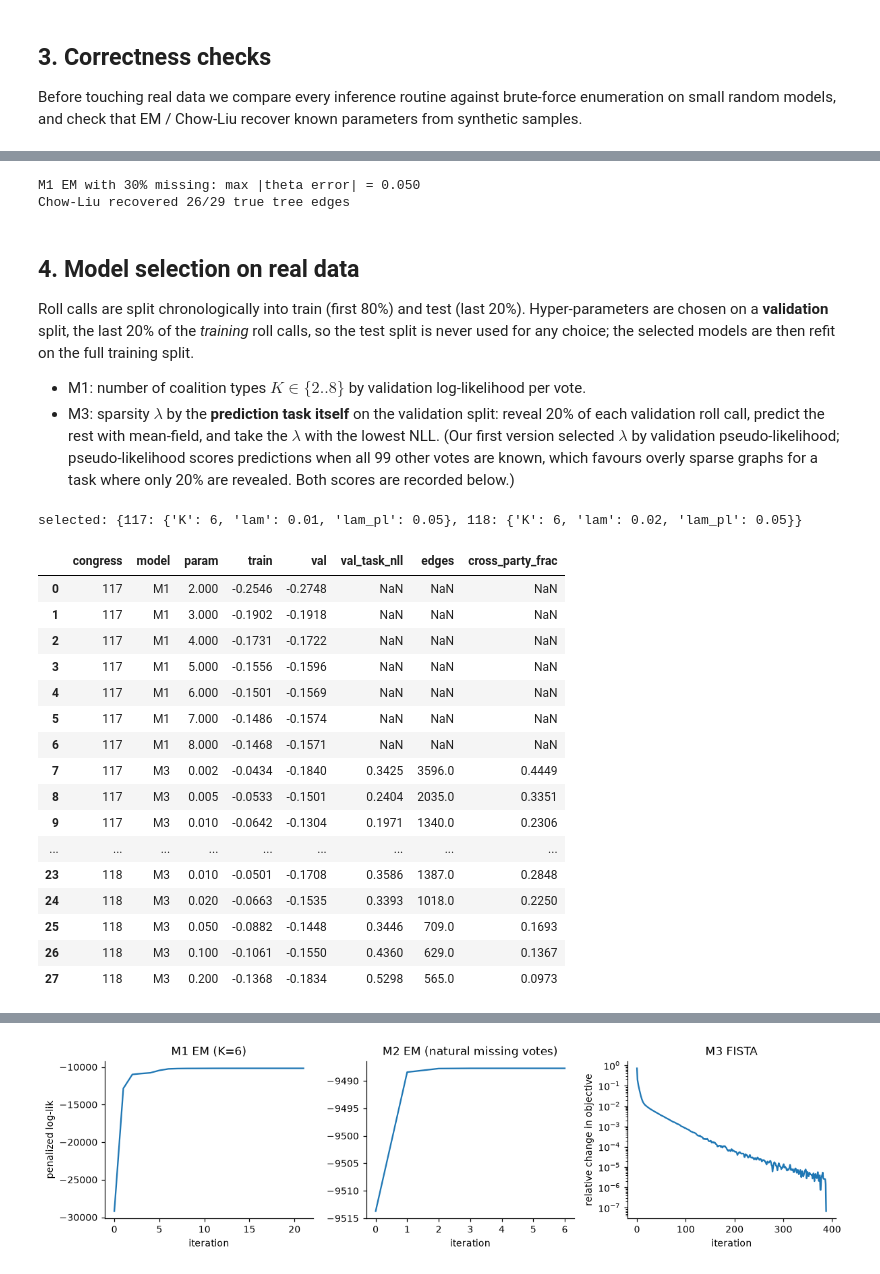
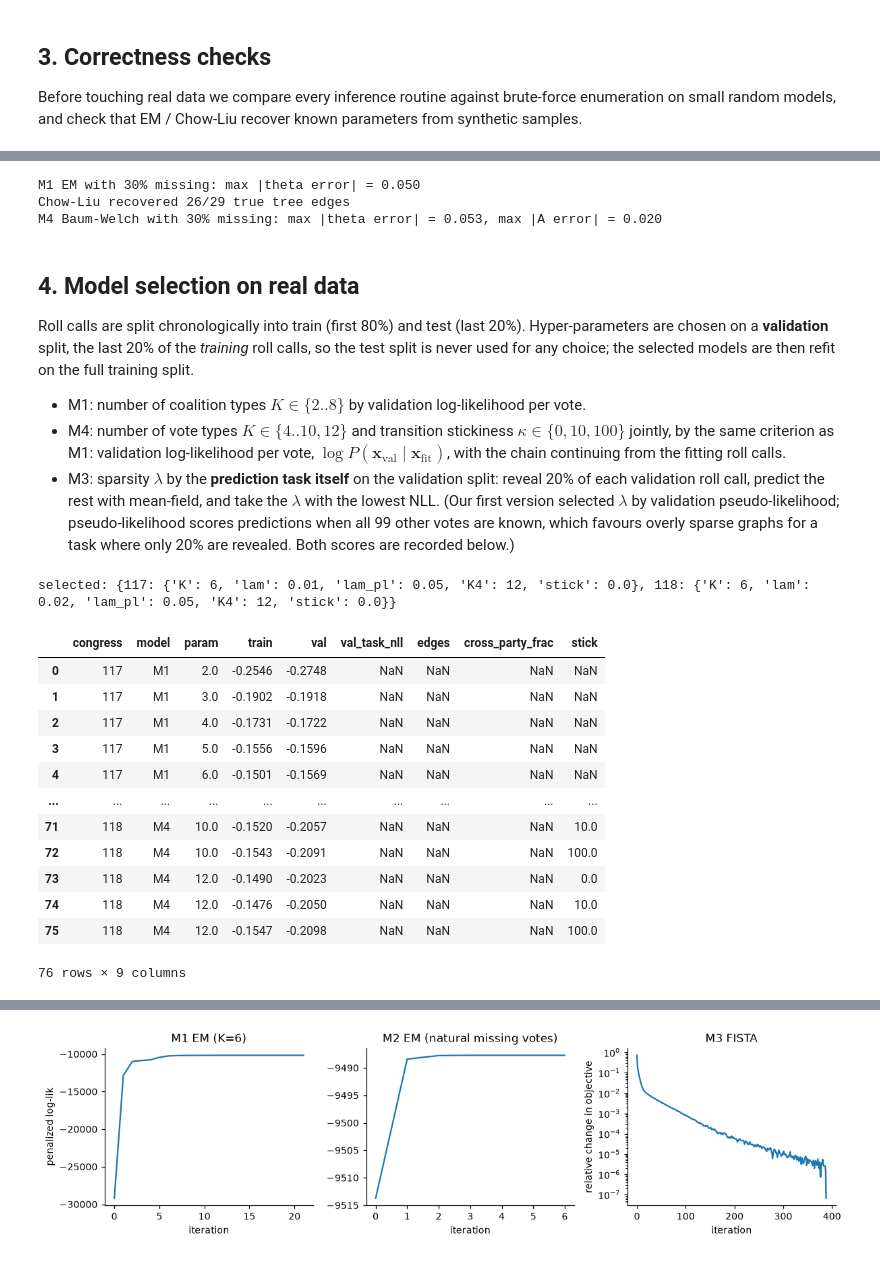
Before and after one commit to TristoneLee/senate-pgm, a Jupyter notebook: senate_pgm.ipynb, the cells around one changed output, grey strips where cells are left out. Drawn from its saved outputs; the diff is of its cells as text; code cells hidden in the pictures.

Commit message:
Add M4: HMM over roll calls learned with Baum-Welch

```diff
--- a/senate_pgm.ipynb
+++ b/senate_pgm.ipynb
@@ -524,15 +706,33 @@ learned = {frozenset(e) for e in chow_liu(Xt)['edges']}
 true_edges = {frozenset((par[i], i)) for i in range(1, Ns)}
 print(f'M1 EM with 30% missing: max |theta error| = {m1_rec_err:.3f}')
 print(f'Chow-Liu recovered {len(learned & true_edges)}/{Ns - 1} true tree edges')
+
+# M4: sample a sticky 3-state chain from a known HMM, hide 30% of the votes, learn it back with Baum-Welch.
+rng4 = np.random.default_rng(21)
+true_A = np.array([[0.8, 0.1, 0.1], [0.15, 0.7, 0.15], [0.2, 0.2, 0.6]])
+zs = np.zeros(Ms, int); zs[0] = rng4.choice(3, p=true_pi)
+for t in range(1, Ms):
+    zs[t] = rng4.choice(3, p=true_A[zs[t - 1]])
+Xh = np.where(rng4.random((Ms, Ns)) < true_th[:, zs].T, 1, -1).astype(np.int8)
+Xh_m, _ = mask_votes(Xh, 0.3, rng4)
+fit4 = hmm_fit(Xh_m, 3, rng4, restarts=5)
+perm4 = list(min(itertools.permutations(range(3)), key=lambda p: np.abs(fit4['theta'][:, p] - true_th).sum()))
+hmm_th_err = np.abs(fit4['theta'][:, perm4] - true_th).max()
+hmm_A_err = np.abs(fit4['A'][np.ix_(perm4, perm4)] - true_A).max()
+print(f'M4 Baum-Welch with 30% missing: max |theta error| = {hmm_th_err:.3f}, max |A error| = {hmm_A_err:.3f}')
 # %% [output]
 M1 EM with 30% missing: max |theta error| = 0.050
 Chow-Liu recovered 26/29 true tree edges
+M4 Baum-Welch with 30% missing: max |theta error| = 0.053, max |A error| = 0.020
 # %% [markdown]
 ## 4. Model selection on real data
 Roll calls are split chronologically into train (first 80%) and test (last 20%). Hyper-parameters are chosen on a
 **validation** split, the last 20% of the *training* roll calls, so the test split is never used for any choice;
 the selected models are then refit on the full training split.
 * M1: number of coalition types $K\in\{2..8\}$ by validation log-likelihood per vote.
+* M4: number of vote types $K\in\{4..10,12\}$ and transition stickiness $\kappa\in\{0,10,100\}$ jointly, by the same
+  criterion as M1: validation log-likelihood per vote, $\log P(\mathbf x_{\text{val}}\mid\mathbf x_{\text{fit}})$, with the
+  chain continuing from the fitting roll calls.
 * M3: sparsity $\lambda$ by the **prediction task itself** on the validation split: reveal 20% of each validation roll
   call, predict the rest with mean-field, and take the $\lambda$ with the lowest NLL. (Our first version selected
   $\lambda$ by validation pseudo-likelihood; pseudo-likelihood scores predictions when all 99 other votes are known,
@@ -540,49 +740,56 @@ the selected models are then refit on the full training split.
 # %%
 rng = np.random.default_rng(2)
 Ks = [2, 3, 4, 5, 6, 7, 8]
 LAMS = [0.002, 0.005, 0.01, 0.02, 0.05, 0.1, 0.2]
 sel_rows, best = [], {}
 for D in (D117, D118):
     c = D['congress']
     Xtr, _ = split(D['X'])
     Xfit, Xval = split(Xtr)                       # validation = last 20% of the training roll calls
     for K in Ks:
         f = m1_fit(Xfit, K, rng, restarts=10)
         sel_rows.append(dict(congress=c, model='M1', param=K, train=m1_ll_per_vote(f, Xfit),
                              val=m1_ll_per_vote(f, Xval)))
     for lam in LAMS:
         f = ising_fit(Xfit, lam)
         party = D['sen'].party.values
         iu = np.triu_indices(len(party), 1)
         e = f['W'][iu] != 0
         sel_rows.append(dict(congress=c, model='M3', param=lam, train=ising_pl_per_vote(f, Xfit),
                              val=ising_pl_per_vote(f, Xval), val_task_nll=ising_task_nll(f, Xval), edges=int(e.sum()),
                              cross_party_frac=np.mean(party[iu[0]][e] != party[iu[1]][e]) if e.any() else np.nan))
+K4S, KAPPAS = [4, 5, 6, 7, 8, 9, 10, 12], [0.0, 10.0, 100.0]
+rng4 = np.random.default_rng(12)                  # separate generator, so the M1 / M3 selection above is unchanged
+for D in (D117, D118):
+    Xfit, Xval = split(split(D['X'])[0])
+    for K in K4S:
+        for kap in KAPPAS:
+            f = hmm_fit(Xfit, K, rng4, restarts=10, stick=kap)
+            sel_rows.append(dict(congress=D['congress'], model='M4', param=K, stick=kap,
+                                 train=hmm_ll_per_vote(f, Xfit), val=hmm_cond_ll_per_vote(f, Xfit, Xval)))
 sel = save_table(pd.DataFrame(sel_rows), 'model_selection')
 for c in (117, 118):
     s = sel[sel.congress == c]
     best[c] = dict(K=int(s[s.model == 'M1'].sort_values('val').param.iloc[-1]),
                    lam=float(s[s.model == 'M3'].sort_values('val_task_nll').param.iloc[0]),
                    lam_pl=float(s[s.model == 'M3'].sort_values('val').param.iloc[-1]))
+    s4 = s[s.model == 'M4'].sort_values('val').iloc[-1]
+    best[c].update(K4=int(s4.param), stick=float(s4.stick))
 print('selected:', best)
 sel
 # %% [output]
-selected: {117: {'K': 6, 'lam': 0.01, 'lam_pl': 0.05}, 118: {'K': 6, 'lam': 0.02, 'lam_pl': 0.05}}
+selected: {117: {'K': 6, 'lam': 0.01, 'lam_pl': 0.05, 'K4': 12, 'stick': 0.0}, 118: {'K': 6, 'lam': 0.02, 'lam_pl': 0.05, 'K4': 12, 'stick': 0.0}}
-|  | congress | model | param | train | val | val_task_nll | edges | cross_party_frac |
-| 0 | 117 | M1 | 2.000 | -0.2546 | -0.2748 | NaN | NaN | NaN |
-| 1 | 117 | M1 | 3.000 | -0.1902 | -0.1918 | NaN | NaN | NaN |
-| 2 | 117 | M1 | 4.000 | -0.1731 | -0.1722 | NaN | NaN | NaN |
-| 3 | 117 | M1 | 5.000 | -0.1556 | -0.1596 | NaN | NaN | NaN |
-| 4 | 117 | M1 | 6.000 | -0.1501 | -0.1569 | NaN | NaN | NaN |
-| 5 | 117 | M1 | 7.000 | -0.1486 | -0.1574 | NaN | NaN | NaN |
-| 6 | 117 | M1 | 8.000 | -0.1468 | -0.1571 | NaN | NaN | NaN |
-| 7 | 117 | M3 | 0.002 | -0.0434 | -0.1840 | 0.3425 | 3596.0 | 0.4449 |
-| 8 | 117 | M3 | 0.005 | -0.0533 | -0.1501 | 0.2404 | 2035.0 | 0.3351 |
-| 9 | 117 | M3 | 0.010 | -0.0642 | -0.1304 | 0.1971 | 1340.0 | 0.2306 |
-| ... | ... | ... | ... | ... | ... | ... | ... | ... |
-| 23 | 118 | M3 | 0.010 | -0.0501 | -0.1708 | 0.3586 | 1387.0 | 0.2848 |
-| 24 | 118 | M3 | 0.020 | -0.0663 | -0.1535 | 0.3393 | 1018.0 | 0.2250 |
-| 25 | 118 | M3 | 0.050 | -0.0882 | -0.1448 | 0.3446 | 709.0 | 0.1693 |
-| 26 | 118 | M3 | 0.100 | -0.1061 | -0.1550 | 0.4360 | 629.0 | 0.1367 |
-| 27 | 118 | M3 | 0.200 | -0.1368 | -0.1834 | 0.5298 | 565.0 | 0.0973 |
+|  | congress | model | param | train | val | val_task_nll | edges | cross_party_frac | stick |
+| 0 | 117 | M1 | 2.0 | -0.2546 | -0.2748 | NaN | NaN | NaN | NaN |
+| 1 | 117 | M1 | 3.0 | -0.1902 | -0.1918 | NaN | NaN | NaN | NaN |
+| 2 | 117 | M1 | 4.0 | -0.1731 | -0.1722 | NaN | NaN | NaN | NaN |
+| 3 | 117 | M1 | 5.0 | -0.1556 | -0.1596 | NaN | NaN | NaN | NaN |
+| 4 | 117 | M1 | 6.0 | -0.1501 | -0.1569 | NaN | NaN | NaN | NaN |
+| ... | ... | ... | ... | ... | ... | ... | ... | ... | ... |
+| 71 | 118 | M4 | 10.0 | -0.1520 | -0.2057 | NaN | NaN | NaN | 10.0 |
+| 72 | 118 | M4 | 10.0 | -0.1543 | -0.2091 | NaN | NaN | NaN | 100.0 |
+| 73 | 118 | M4 | 12.0 | -0.1490 | -0.2023 | NaN | NaN | NaN | 0.0 |
+| 74 | 118 | M4 | 12.0 | -0.1476 | -0.2050 | NaN | NaN | NaN | 10.0 |
+| 75 | 118 | M4 | 12.0 | -0.1547 | -0.2098 | NaN | NaN | NaN | 100.0 |
+76 rows × 9 columns
 # %%
```
Also changed, not shown: parts of 11 cells of this notebook, 21 other files.
